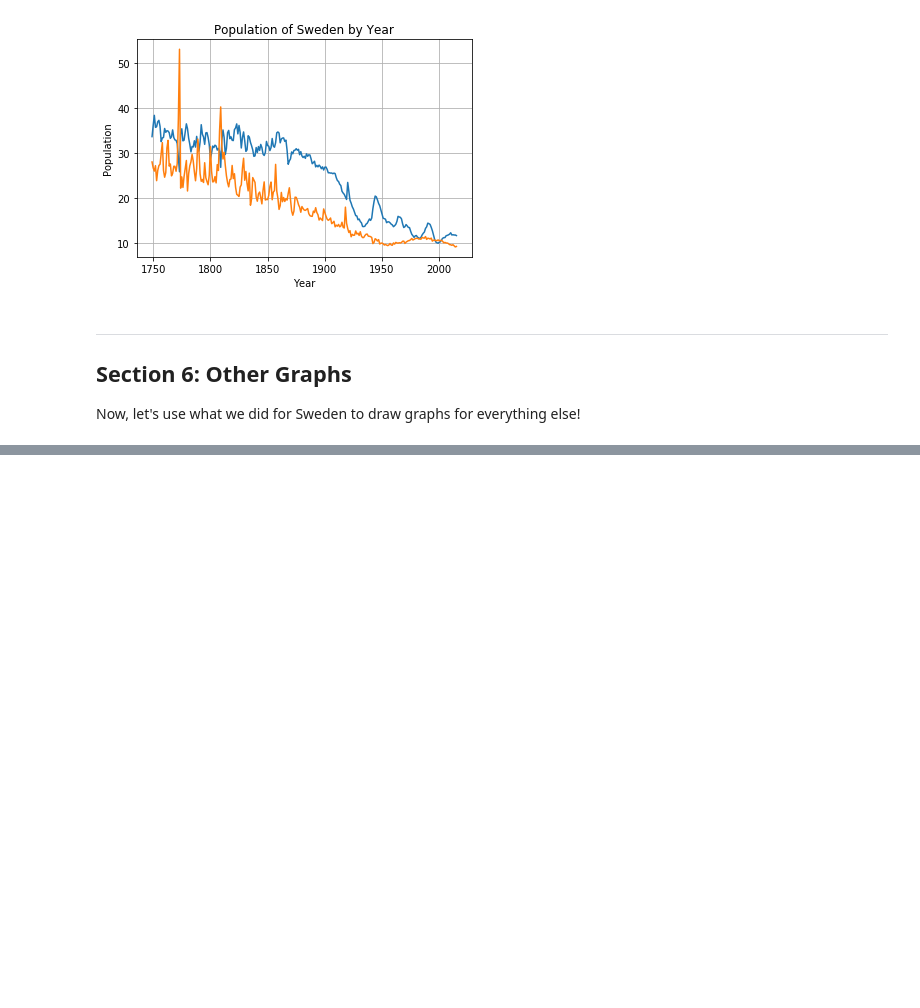
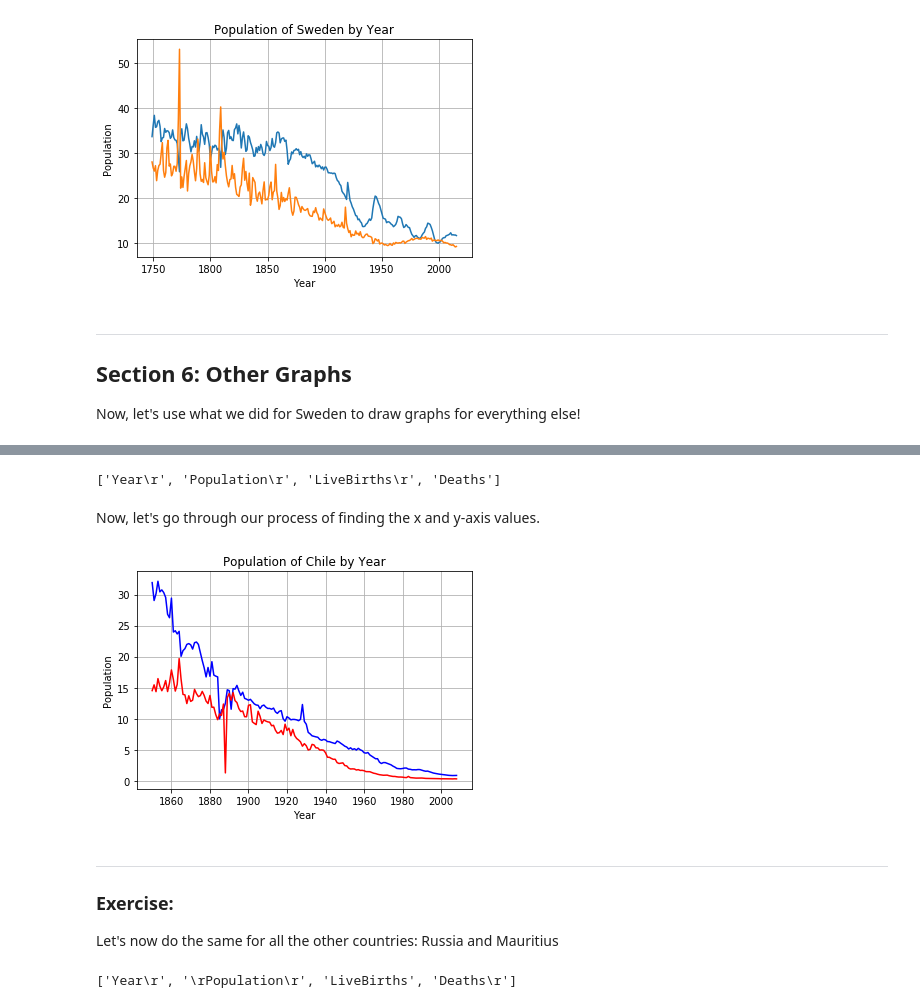
Before and after one commit to ds-modules/HIST-160, a Jupyter notebook: FINAL_intro_graphs.ipynb, the cells around one changed output, grey strips where cells are left out. Drawn from its saved outputs; the diff is of its cells as text; code cells hidden in the pictures; blank space fills up the shorter version.

```diff
--- a/FINAL_intro_graphs.ipynb
+++ b/FINAL_intro_graphs.ipynb
@@ -277,7 +281,7 @@ plt.show()
 
 Now, let's use what we did for Sweden to draw graphs for everything else!
 # %%
-England_Wales = pd.read_csv('/Users/anushamohan/Documents/England_Wales.csv',  thousands=',')
-Chile = pd.read_csv('/Users/anushamohan/Documents/Chile.csv',  thousands=',')
-Russia = pd.read_csv('/Users/anushamohan/Documents/Russia.csv',  thousands=',')
-Mauritius = pd.read_csv('/Users/anushamohan/Documents/Mauritius.csv', thousands=',')
+England_Wales = pd.read_csv('data/England_Wales.csv',  thousands=',')
+Chile = pd.read_csv('data/Chile.csv',  thousands=',')
+Russia = pd.read_csv('data/Russia.csv',  thousands=',')
+Mauritius = pd.read_csv('data/Mauritius.csv', thousands=',')
@@ -286,22 +303,34 @@ Chile.head()
 # %%
 Chile.columns.tolist()
+# %% [output]
+['Year\r', 'Population\r', 'LiveBirths\r', 'Deaths']
+# %% [markdown]
+Now, let's go through our process of finding the x and y-axis values.
 # %%
 x_axis = Chile['Year\r'].astype(int)
 y_axis = Chile['Population\r'].astype(int)
-y_new = 1000 * Chile['LiveBirths\r'] / y_axis
-y_new2 = 1000 * Chile['Deaths'] / y_axis
+birth_per_pop = 1000 * Chile['LiveBirths\r'] / y_axis
+death_per_pop = 1000 * Chile['Deaths'] / y_axis
 # %%
-plt.plot(x_axis, y_new, color='blue')
-plt.plot(x_axis, y_new2, color='red')
+plt.plot(x_axis, birth_per_pop, color='blue')
+plt.plot(x_axis, death_per_pop, color='red')
 plt.xlabel('Year')
 plt.ylabel('Population')
 plt.title('Population of Chile by Year')
 plt.grid(True)
 
 plt.show()
+# %% [output]
+[figure, added]
+# %% [markdown]
+---
+### Exercise:
+Let's now do the same for all the other countries: Russia and Mauritius
 # %%
 Russia = Russia.dropna()
 Russia.columns.tolist()
+# %% [output]
+['Year\r', '\rPopulation\r', 'LiveBirths', 'Deaths\r']
 # %%
 x_axis = Russia['Year\r'].astype(int)
 y_axis = Russia['\rPopulation\r'].astype(int)
```
Also changed, not shown: parts of 9 cells of this notebook.
